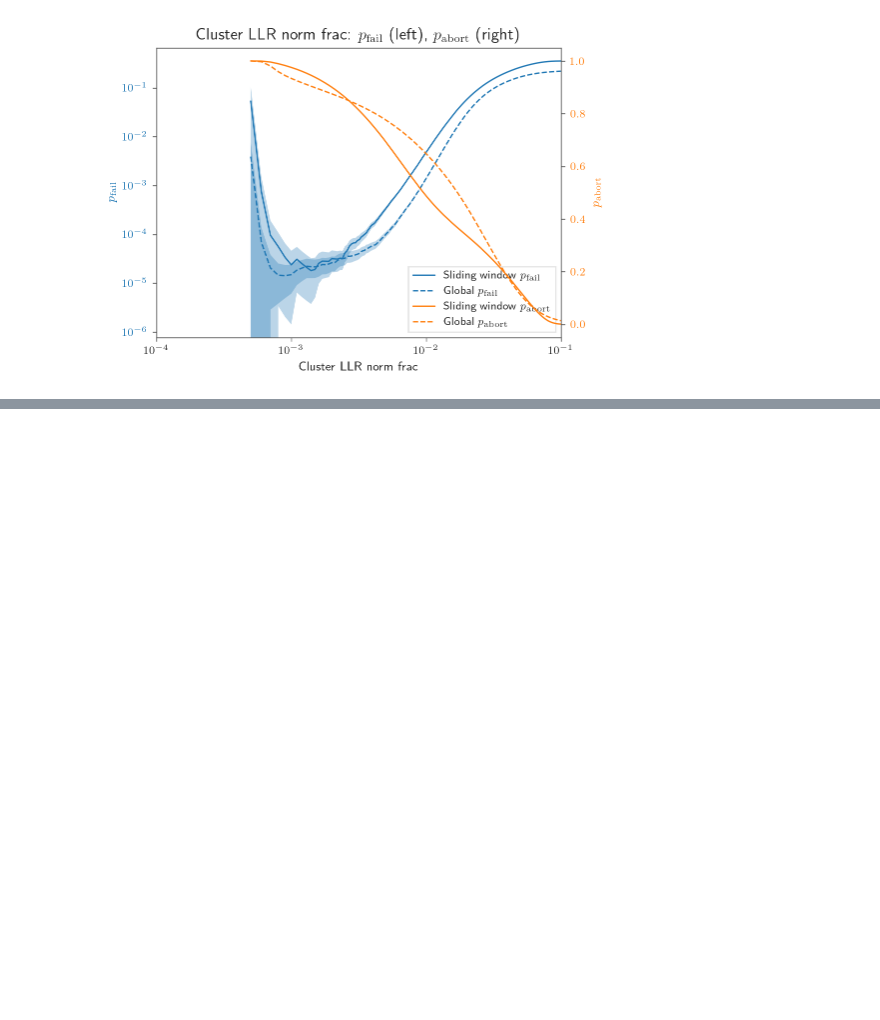
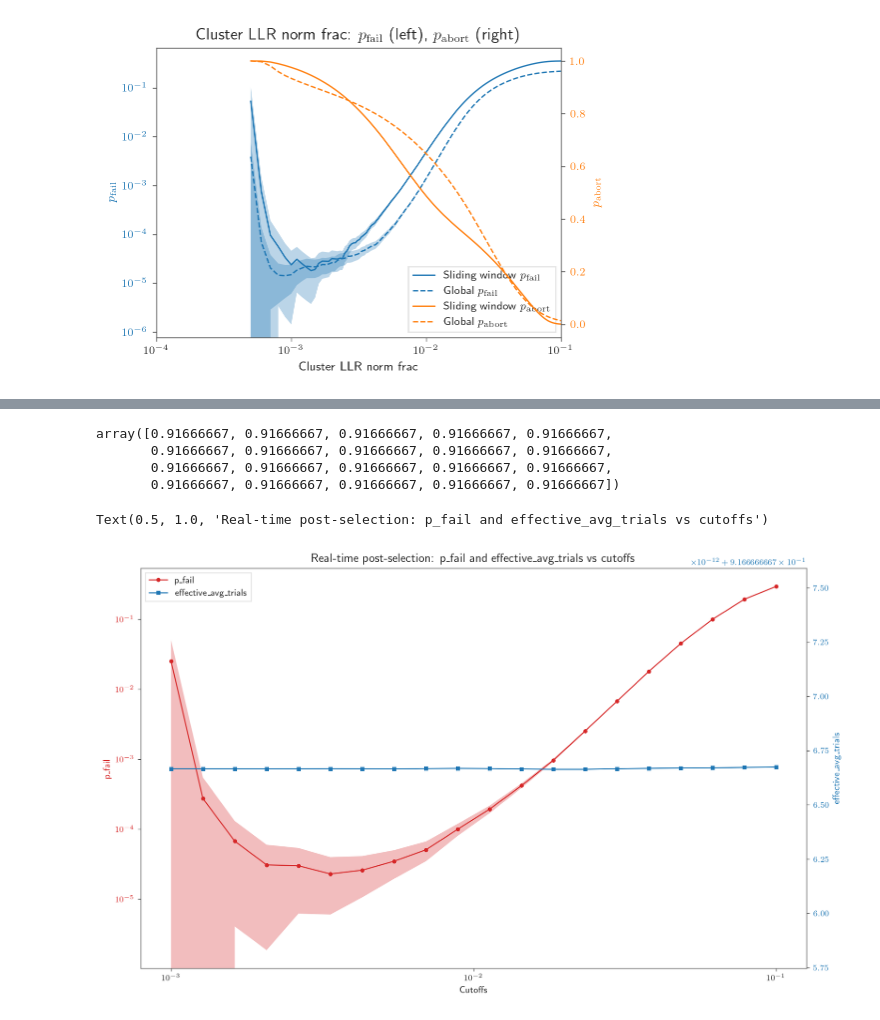
Before and after one commit to seokhyung-lee/ldpc-post-selection, a Jupyter notebook: simulations/analysis/notebooks/sliding_window_analysis.ipynb, the cells around one changed output, grey strips where cells are left out. Cells and saved outputs as stored; diff of their text form; code cells hidden in the pictures; blank space fills up the shorter version.

```diff
--- a/simulations/analysis/notebooks/sliding_window_analysis.ipynb
+++ b/simulations/analysis/notebooks/sliding_window_analysis.ipynb
@@ -292,0 +295,13 @@ plt.xlim(1e-4, 0.1)
+# %%
+import os
+import pickle
+
+from simulations.analysis.data_collectors.data_collection import DATA_DIR
+
+data_file = "n144_T12_p0.005_W3_F1.pkl"
+data_path = os.path.join(
+    DATA_DIR, "real_time_post_selection/mw3_ord2_llr/bb", data_file
+)
+
+with open(data_path, "rb") as f:
+    data = pickle.load(f)
@@ -292,0 +326,48 @@ plt.xlim(1e-4, 0.1)
+# %%
+data['effective_avg_trials']
+# %% [output]
+array([0.91666667, 0.91666667, 0.91666667, 0.91666667, 0.91666667,
+       0.91666667, 0.91666667, 0.91666667, 0.91666667, 0.91666667,
+       0.91666667, 0.91666667, 0.91666667, 0.91666667, 0.91666667,
+       0.91666667, 0.91666667, 0.91666667, 0.91666667, 0.91666667])
+# %%
+fig, ax1 = plt.subplots(figsize=(10, 6))
+
+# Plot p_fail on left y-axis
+color1 = "tab:red"
+ax1.set_xlabel("Cutoffs")
+ax1.set_ylabel("p_fail", color=color1)
+line1 = error_band_plot(
+    data["cutoffs"],
+    data["p_fail"],
+    data["delta_p_fail"],
+    color=color1,
+    marker="o",
+    label="p_fail",
+)
+ax1.tick_params(axis="y", labelcolor=color1)
+ax1.set_xscale("log")
+ax1.set_yscale("log")
+
+# Create second y-axis for effective_avg_trials
+ax2 = ax1.twinx()
+color2 = "tab:blue"
+ax2.set_ylabel("effective_avg_trials", color=color2)
+line2 = ax2.plot(
+    data["cutoffs"],
+    data["effective_avg_trials"],
+    color=color2,
+    marker="s",
+    label="effective_avg_trials",
+)
+ax2.tick_params(axis="y", labelcolor=color2)
+
+# Add legend
+lines = line1 + line2
+labels = [l.get_label() for l in lines]
+ax1.legend(lines, labels, loc="best")
+
+plt.title("Real-time post-selection: p_fail and effective_avg_trials vs cutoffs")
+# %% [output]
+Text(0.5, 1.0, 'Real-time post-selection: p_fail and effective_avg_trials vs cutoffs')
+[figure, added]
```
Also changed, not shown: parts of 2 cells of this notebook, 2 other files.
